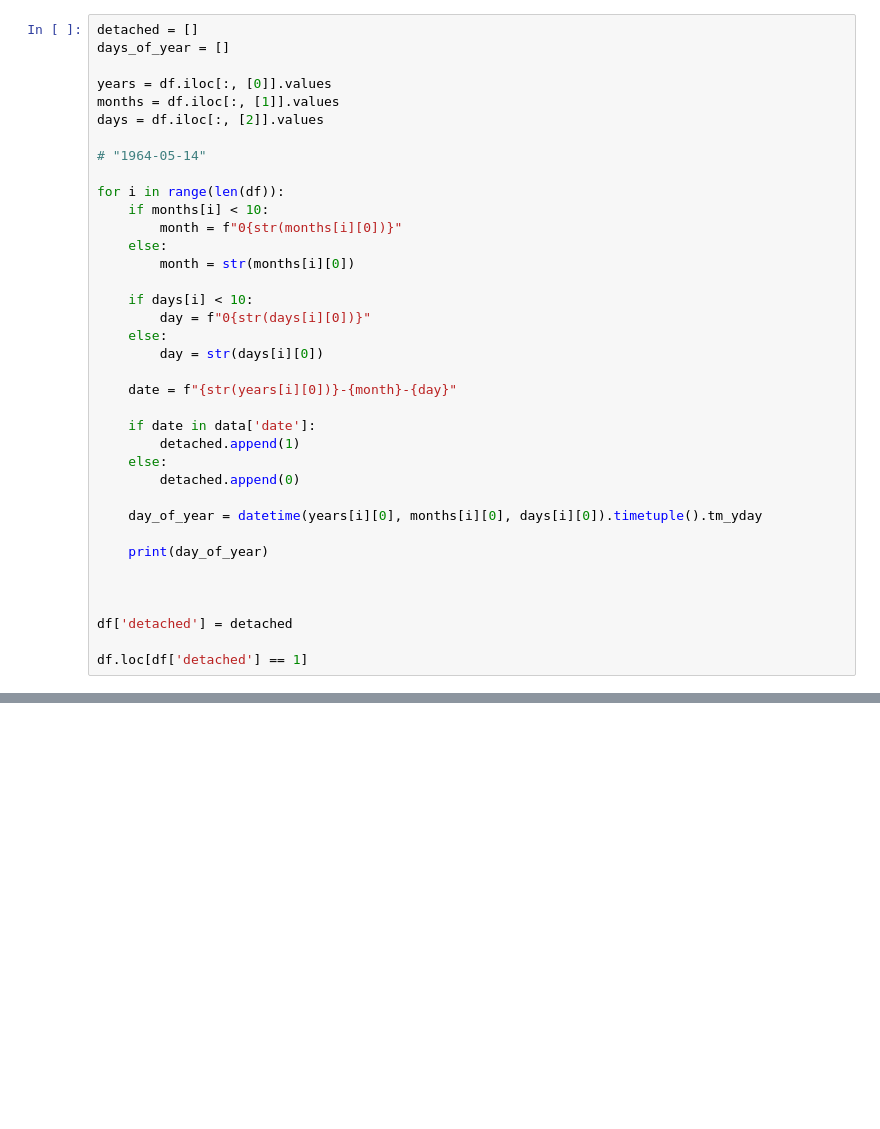
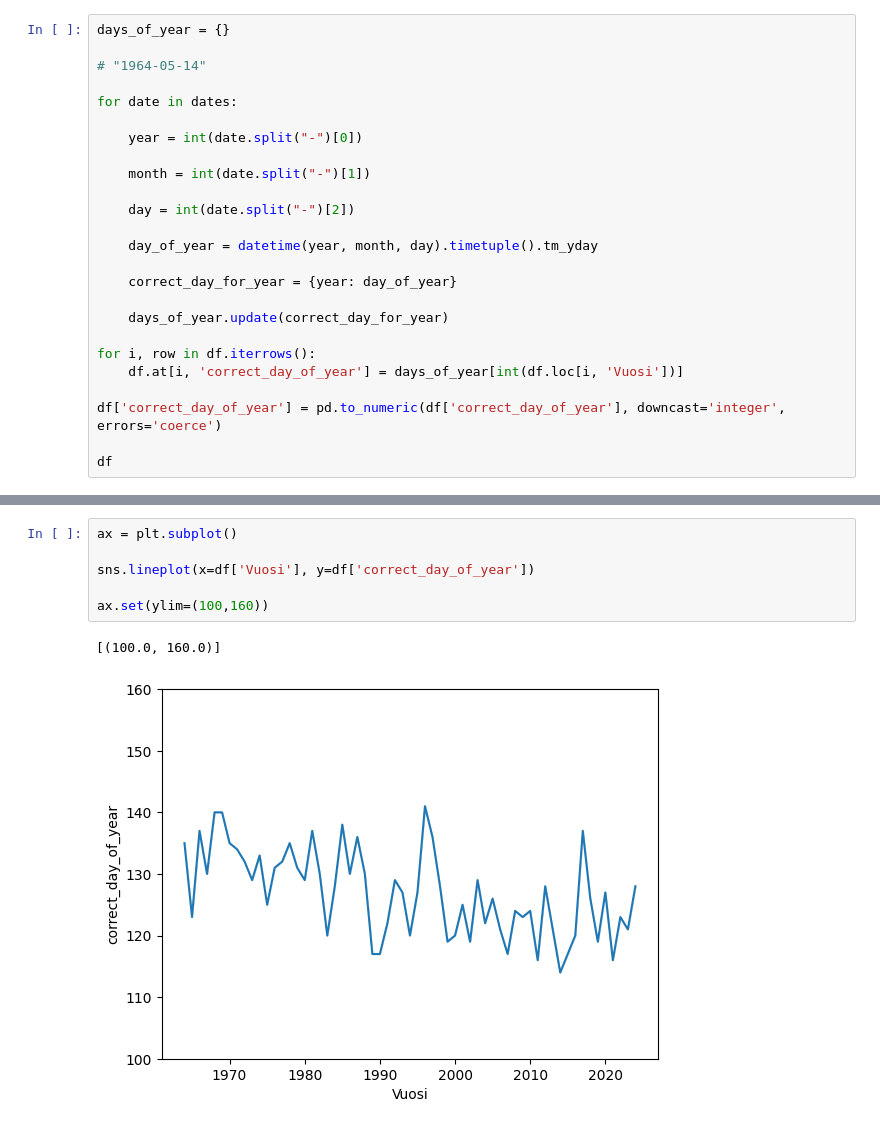
Before and after one commit to ValtsuL1/data-analytics-project, a Jupyter notebook: bonus.ipynb, the cells around one changed output, grey strips where cells are left out. Cells and saved outputs as stored; diff of their text form; blank space fills up the shorter version.

Commit message:
added data visualization and model training to bonus

```diff
--- a/bonus.ipynb
+++ b/bonus.ipynb
@@ -51,38 +60,26 @@ df
 # %%
-detached = []
-days_of_year = []
-
-years = df.iloc[:, [0]].values
-months = df.iloc[:, [1]].values
-days = df.iloc[:, [2]].values
+days_of_year = {}
 
 # "1964-05-14"
 
-for i in range(len(df)):
-    if months[i] < 10:
-        month = f"0{str(months[i][0])}"
-    else:
-        month = str(months[i][0])
+for date in dates:
 
-    if days[i] < 10:
-        day = f"0{str(days[i][0])}"
-    else:
-        day = str(days[i][0])
+    year = int(date.split("-")[0])
 
-    date = f"{str(years[i][0])}-{month}-{day}"
+    month = int(date.split("-")[1])
 
-    if date in data['date']:
-        detached.append(1)
-    else:
-        detached.append(0)
+    day = int(date.split("-")[2])
 
-    day_of_year = datetime(years[i][0], months[i][0], days[i][0]).timetuple().tm_yday
+    day_of_year = datetime(year, month, day).timetuple().tm_yday
 
-    print(day_of_year)
+    correct_day_for_year = {year: day_of_year}
 
+    days_of_year.update(correct_day_for_year)
 
+for i, row in df.iterrows():
+    df.at[i, 'correct_day_of_year'] = days_of_year[int(df.loc[i, 'Vuosi'])]
 
-df['detached'] = detached
+df['correct_day_of_year'] = pd.to_numeric(df['correct_day_of_year'], downcast='integer', errors='coerce')
 
-df.loc[df['detached'] == 1]
+df
 # %% [output]
@@ -89,0 +99,9 @@ TypeError: only integer scalar arrays can be converted to a scalar index
+# %%
+ax = plt.subplot()
+
+sns.lineplot(x=df['Vuosi'], y=df['correct_day_of_year'])
+
+ax.set(ylim=(100,160))
+# %% [output]
+[(100.0, 160.0)]
+[figure, added]
```
Also changed, not shown: parts of 17 cells of this notebook.
